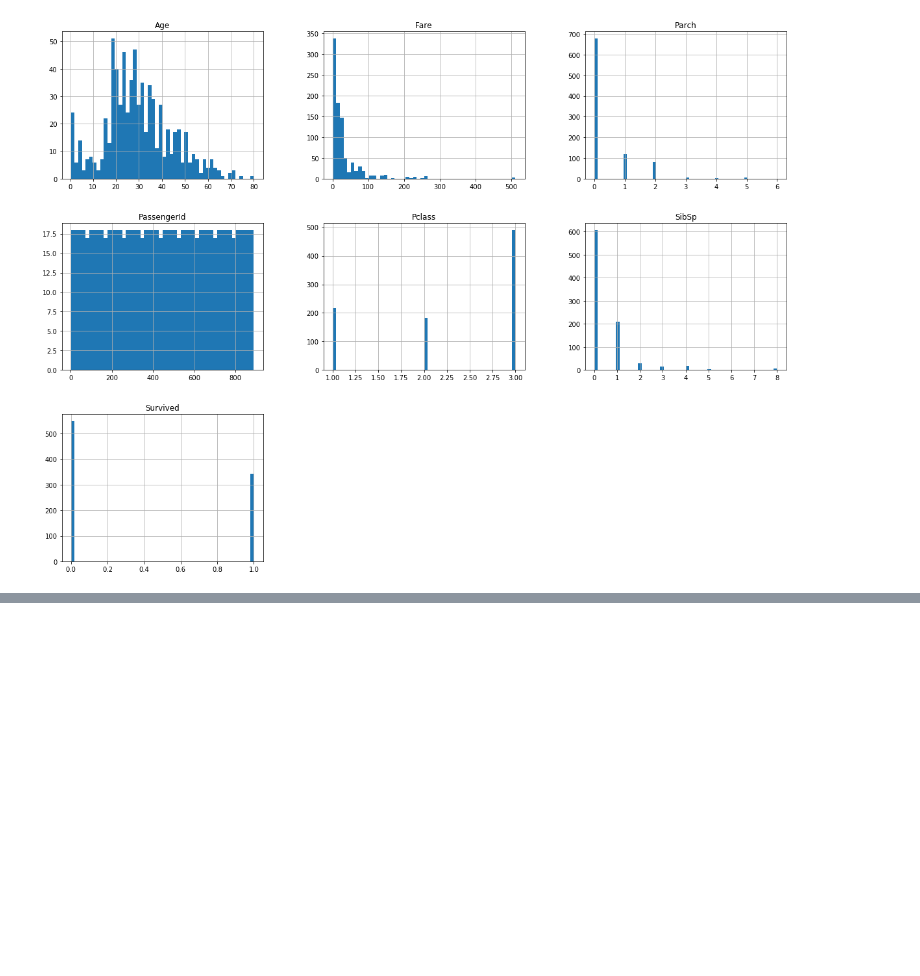
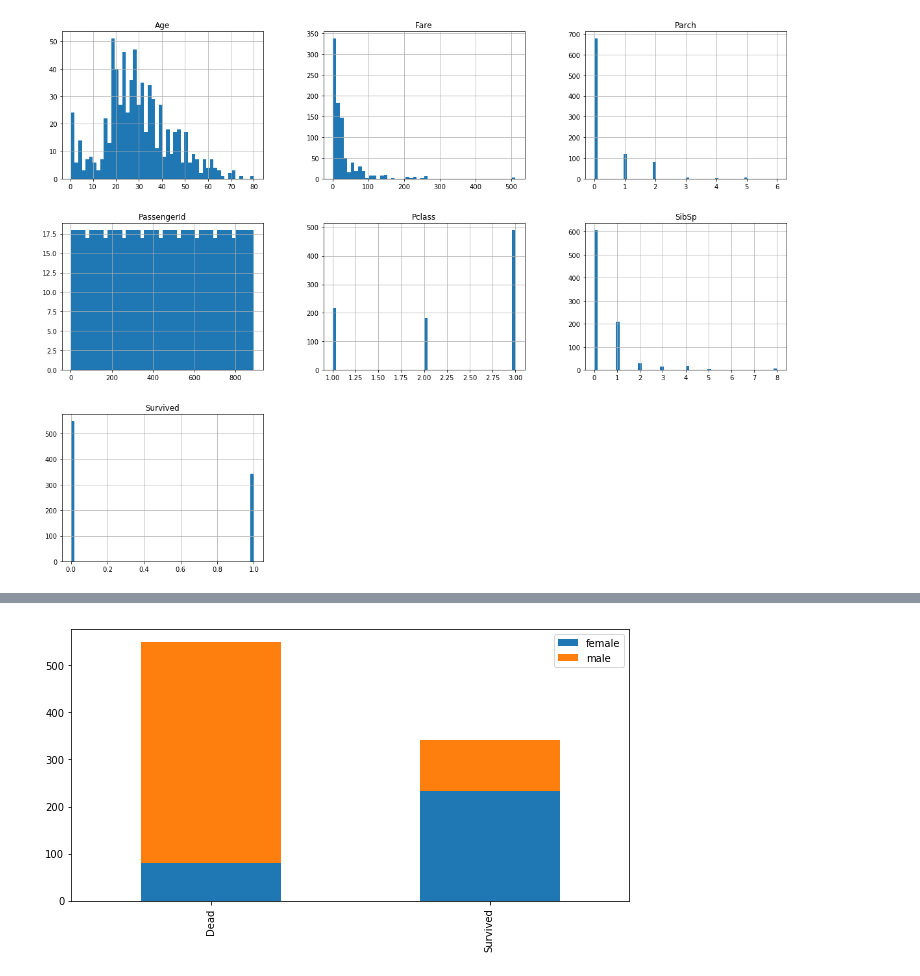
Before and after one commit to lee-kyubong/kaggle, a Jupyter notebook: titanic/kaggle-titanic-py.ipynb, the cells around one changed output, grey strips where cells are left out. Drawn from its saved outputs; the diff is of its cells as text; code cells hidden in the pictures; blank space fills up the shorter version.

```diff
--- a/titanic/kaggle-titanic-py.ipynb
+++ b/titanic/kaggle-titanic-py.ipynb
@@ -68,0 +86,11 @@ plt.show()
+# %%
+def bar_chart(var):
+    dead = data[data['Survived'] == 0][var].value_counts()
+    survived = data[data['Survived'] == 1][var].value_counts()
+    df = pd.DataFrame([dead, survived])
+    df.index = ['Dead', 'Survived']
+    df.plot(kind = 'bar', stacked = True, figsize = (10, 5))
+# %%
+bar_chart('Sex')
+# %% [output]
+[figure, added]
```
Also changed, not shown: parts of 10 cells of this notebook.
